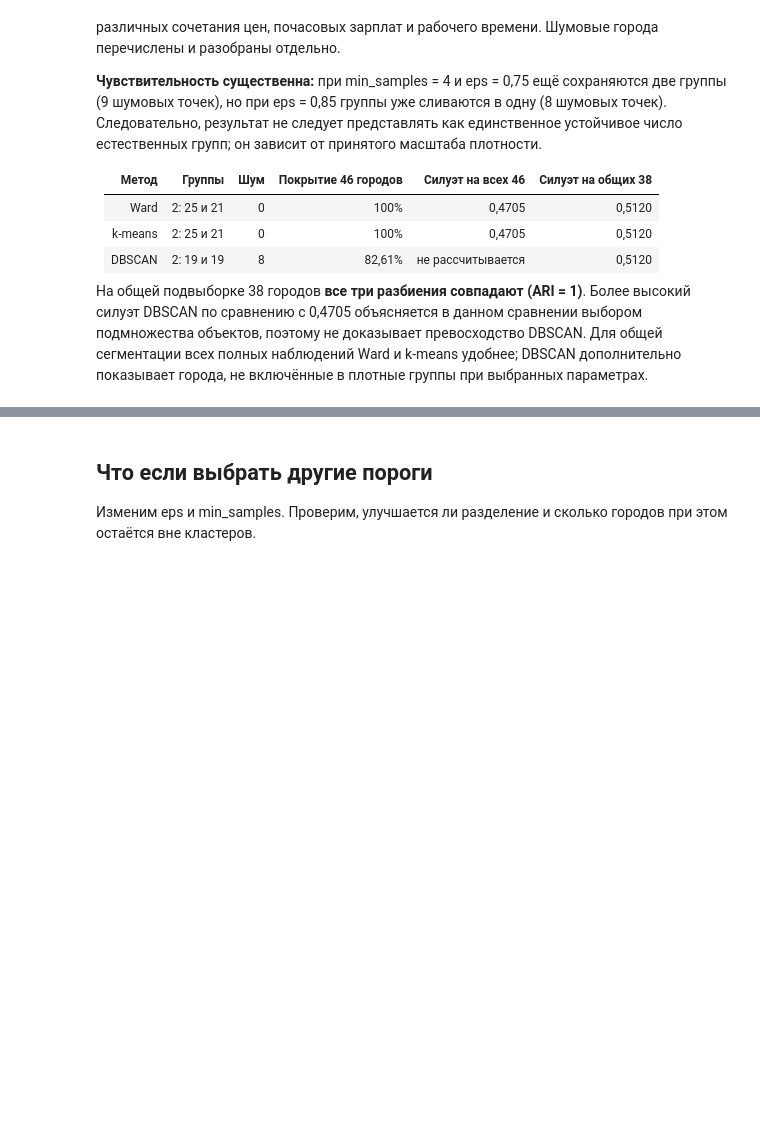
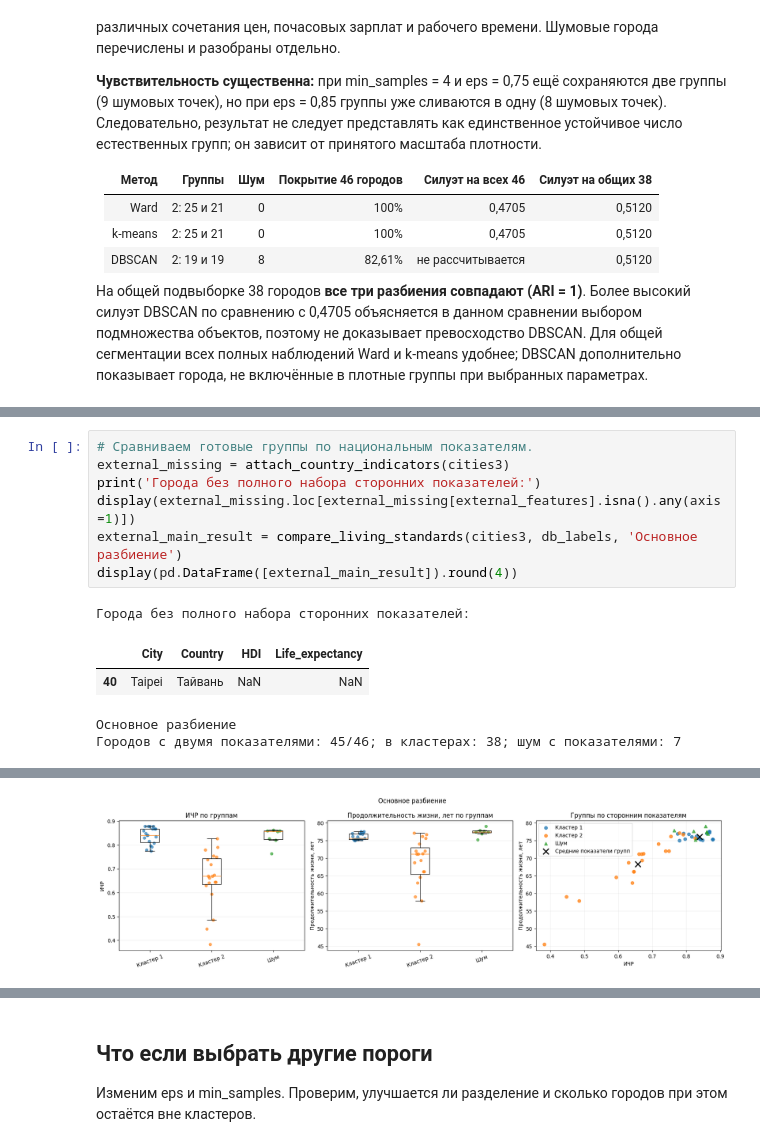
Before and after one commit to IvanManomenov/python_data_analytics, a Jupyter notebook: lab3/lab3_dbscan.ipynb, the cells around one changed output, grey strips where cells are left out. Saved outputs shown, nothing was run; the diff lists cells and outputs as text; blank space fills up the shorter version.

```diff
--- a/lab3/lab3_dbscan.ipynb
+++ b/lab3/lab3_dbscan.ipynb
@@ -344,0 +550,13 @@ comparison3.to_csv('labs_1_3_comparison.csv', index=False, encoding='utf-8-sig')
+# %%
+# Сравниваем готовые группы по национальным показателям.
+external_missing = attach_country_indicators(cities3)
+print('Города без полного набора сторонних показателей:')
+display(external_missing.loc[external_missing[external_features].isna().any(axis=1)])
+external_main_result = compare_living_standards(cities3, db_labels, 'Основное разбиение')
+display(pd.DataFrame([external_main_result]).round(4))
+# %% [output]
+Города без полного набора сторонних показателей:
+|  | City | Country | HDI | Life_expectancy |
+| 40 | Taipei | Тайвань | NaN | NaN |
+Основное разбиение
+Городов с двумя показателями: 45/46; в кластерах: 38; шум с показателями: 7
@@ -344,0 +567 @@ comparison3.to_csv('labs_1_3_comparison.csv', index=False, encoding='utf-8-sig')
+[figure, added]
```
Also changed, not shown: parts of 16 cells of this notebook.
